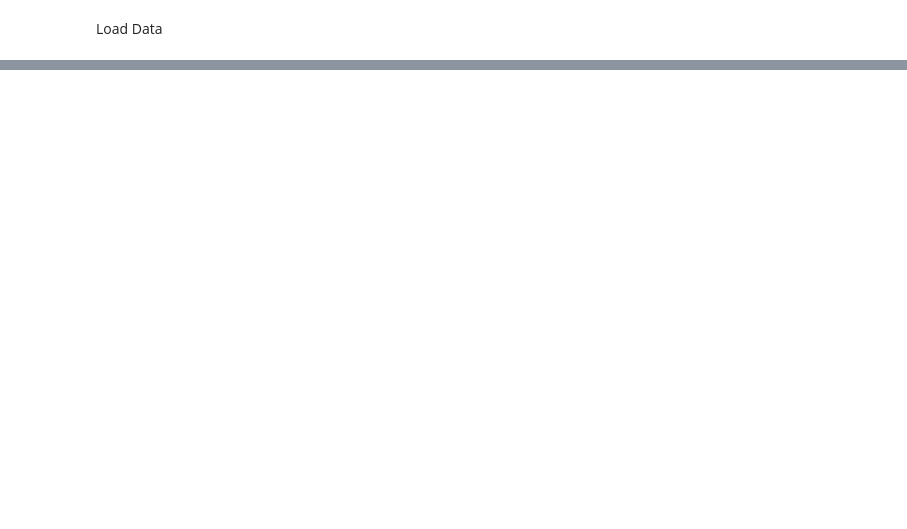
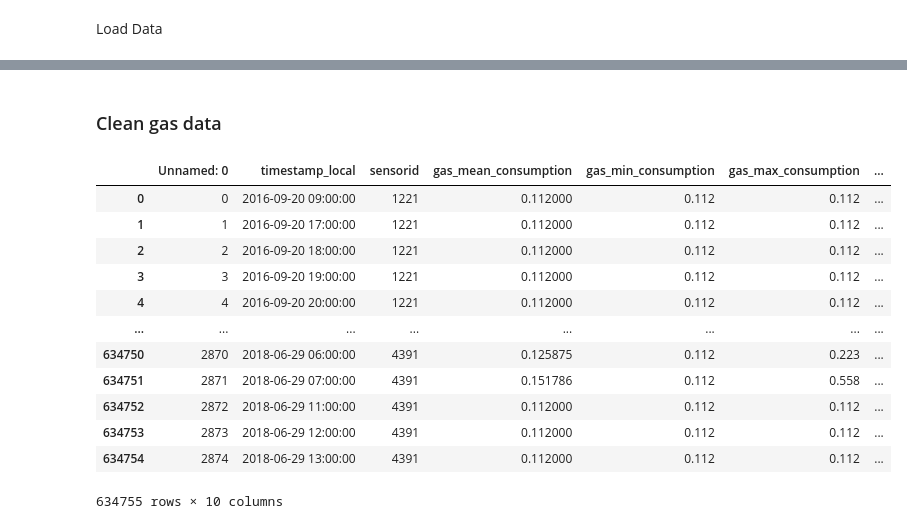
Before and after one commit to sudo-Oliver/Predictive-Analytics-Private, a Jupyter notebook: notebooks/Preprocessing_LSTM.ipynb, the cells around one changed output, grey strips where cells are left out. Drawn from its saved outputs; the diff is of its cells as text; code cells hidden in the pictures; blank space fills up the shorter version.

```diff
--- a/notebooks/Preprocessing_LSTM.ipynb
+++ b/notebooks/Preprocessing_LSTM.ipynb
@@ -42,0 +9,22 @@ Time Series Analysis
+# %%
+BASE_PATH = Path('/Users/olli/Desktop/Uni/Predictive Analytics/Predicitve Analytics Private/Predictive-Analytics-Private/data/raw')
+
+
+# Load individual dataframes
+df_electric = pd.read_csv(BASE_PATH / 'sensor_data/household_sensors_electric.csv', parse_dates=['timestamp_local'])
+df_gas = pd.read_csv(BASE_PATH / 'sensor_data/household_sensors_gas.csv', parse_dates=['timestamp_local'])
+df_sensor_room = pd.read_csv(BASE_PATH / 'sensor_data/room_and_appliance_sensors_room.csv', parse_dates=['timestamp_local'])
+#df_room_tempprobe = pd.read_csv(BASE_PATH / 'sensor_data/room_and_appliance_sensors_tempprobe.csv', parse_dates=['timestamp_local'])
+df_tempprobe = pd.read_csv(BASE_PATH / 'sensor_data/household_sensors_tempprobe.csv', parse_dates=['timestamp_local'])
+
+# Load metadata dataframes
+df_home = pd.read_csv(BASE_PATH / 'metadata/home.csv')
+df_room = pd.read_csv(BASE_PATH / 'metadata/room.csv')
+df_sensor = pd.read_csv(BASE_PATH / 'metadata/sensor.csv')
+df_person = pd.read_csv(BASE_PATH / 'metadata/person.csv')
+
+# Info about loaded dataframes
+for name, df in [('Electric', df_electric), ('Gas', df_gas), ('Room', df_sensor_room),
+                 ('Tempprobe', df_tempprobe)]:
+    print(f"Loaded {name}: {df.shape[0]} rows, {df.shape[1]} columns")
+    print(f"{name} columns: {df.columns.tolist()}\n")
@@ -42,0 +111,31 @@ Time Series Analysis
+# %% [markdown]
+### Clean gas data
+# %%
+# Extract numbers from consumer_id and room
+df_gas['homeid'] = df_gas['consumer_id'].str.extract(r'(\d+)')
+df_gas['roomid'] = df_gas['room'].str.extract(r'(\d+)')
+
+df_gas = df_gas.drop(columns=['std_consumption', 'consumer_id', 'room'])
+df_gas.rename(columns={
+    'mean_consumption': 'gas_mean_consumption',
+    'min_consumption': 'gas_min_consumption',
+    'max_consumption': 'gas_max_consumption',
+    'median_consumption': 'gas_median_consumption',
+    'total_consumption_Wh': 'gas_total_consumption_Wh',
+    'sensor': 'sensorid'
+    }, inplace=True)
+df_gas
+# %% [output]
+|  | Unnamed: 0 | timestamp_local | sensorid | gas_mean_consumption | gas_min_consumption | gas_max_consumption | ... |
+| 0 | 0 | 2016-09-20 09:00:00 | 1221 | 0.112000 | 0.112 | 0.112 | ... |
+| 1 | 1 | 2016-09-20 17:00:00 | 1221 | 0.112000 | 0.112 | 0.112 | ... |
+| 2 | 2 | 2016-09-20 18:00:00 | 1221 | 0.112000 | 0.112 | 0.112 | ... |
+| 3 | 3 | 2016-09-20 19:00:00 | 1221 | 0.112000 | 0.112 | 0.112 | ... |
+| 4 | 4 | 2016-09-20 20:00:00 | 1221 | 0.112000 | 0.112 | 0.112 | ... |
+| ... | ... | ... | ... | ... | ... | ... | ... |
+| 634750 | 2870 | 2018-06-29 06:00:00 | 4391 | 0.125875 | 0.112 | 0.223 | ... |
+| 634751 | 2871 | 2018-06-29 07:00:00 | 4391 | 0.151786 | 0.112 | 0.558 | ... |
+| 634752 | 2872 | 2018-06-29 11:00:00 | 4391 | 0.112000 | 0.112 | 0.112 | ... |
+| 634753 | 2873 | 2018-06-29 12:00:00 | 4391 | 0.112000 | 0.112 | 0.112 | ... |
+| 634754 | 2874 | 2018-06-29 13:00:00 | 4391 | 0.112000 | 0.112 | 0.112 | ... |
+634755 rows × 10 columns
```
Also changed, not shown: parts of 15 cells of this notebook.
